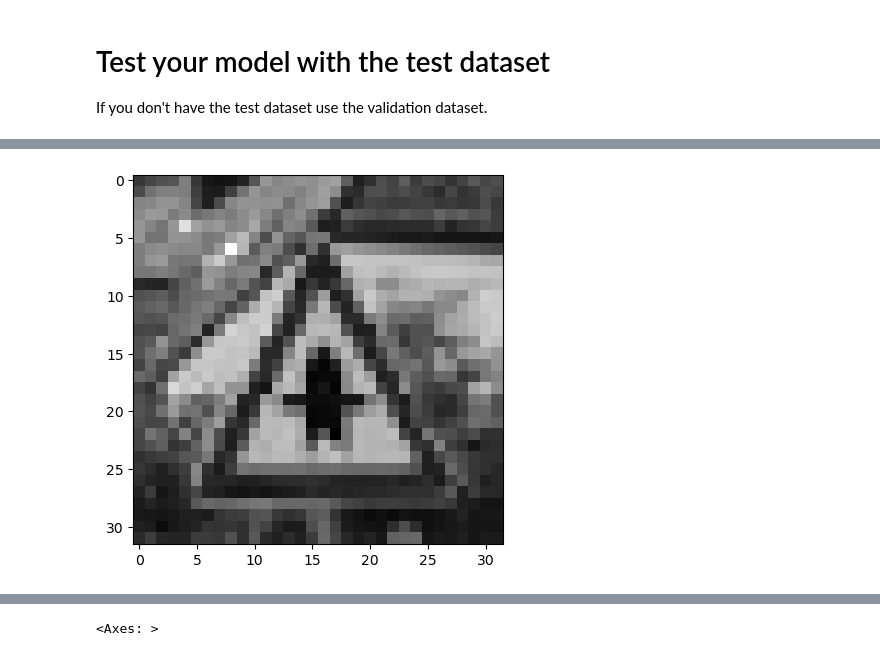
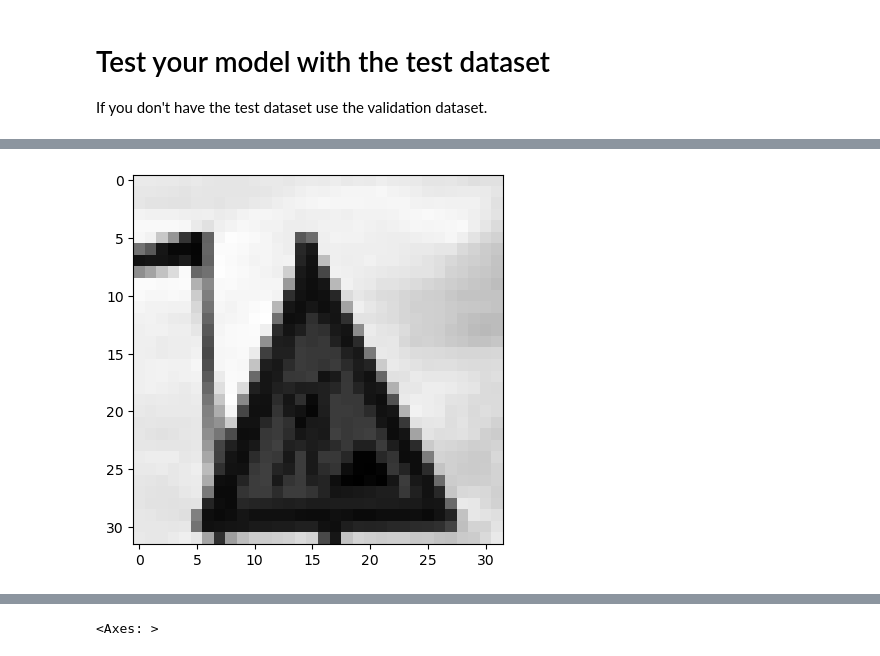
Before and after one commit to rippeddeadlift/KI_P2_Neuronale_Netze, a Jupyter notebook: models/student_task_gray.ipynb, the cells around one changed output, grey strips where cells are left out. Drawn from its saved outputs; the diff is of its cells as text; code cells hidden in the pictures.

Commit message:
update_gray_model

```diff
--- a/models/student_task_gray.ipynb
+++ b/models/student_task_gray.ipynb
@@ -188,7 +188,7 @@ Text(0.5, 1.0, 'Training and Validation accuracy')
 # %% [markdown]
 # Load your model
 # %%
-model = tf.keras.models.load_model('saved_model/my_gray_model.h5')
+model = tf.keras.models.load_model('saved_model/my_gray_model_fittest_so_far.h5')
 # %% [output]
 WARNING:absl:Compiled the loaded model, but the compiled metrics have yet to be built. `model.compile_metrics` will be empty until you train or evaluate the model.
 # %% [markdown]
@@ -220,7 +220,7 @@ def preprocess_image(img_path, target_size):
     return img_array
 
 
-img_path = r"D:\Studium\Semester 4\KI\Praktikum 2\KI_P2_Neuronale_Netze\dataset\vorfahrt.png"
+img_path = r"D:\Studium\Semester 4\KI\Praktikum 2\KI_P2_Neuronale_Netze\dataset\baustelle.png"
 preprocessed_img = preprocess_image(img_path, target_size=(32, 32))
 
 print("Preprocessed image shape:", preprocessed_img.shape)
@@ -245,4 +245,4 @@ Predicted class: [11]
-[figure, old version]
+[figure, new version]
 # %%
 from sklearn.metrics import confusion_matrix
 predicted_classes = np.argmax(model.predict(X_valid_gray), axis=-1)
```
Also changed, not shown: parts of 8 cells of this notebook, 1 other file.
